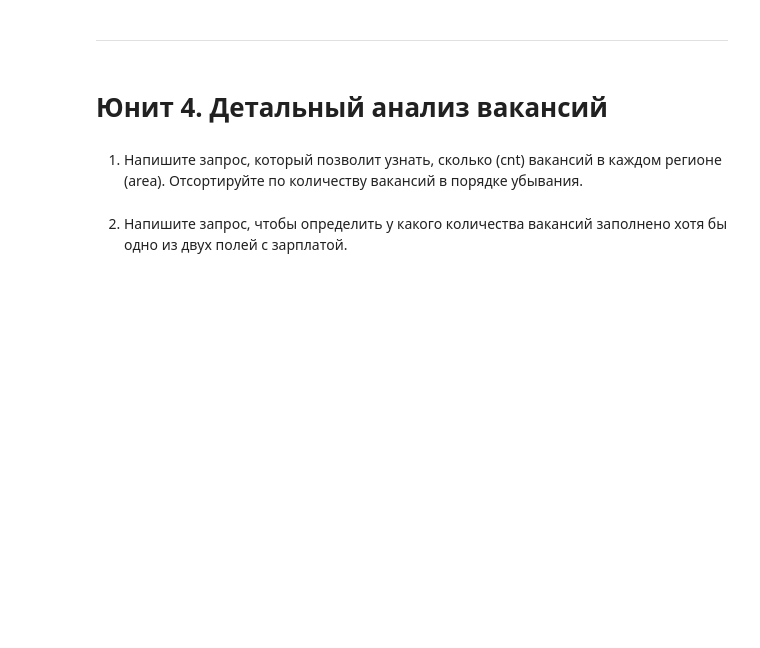
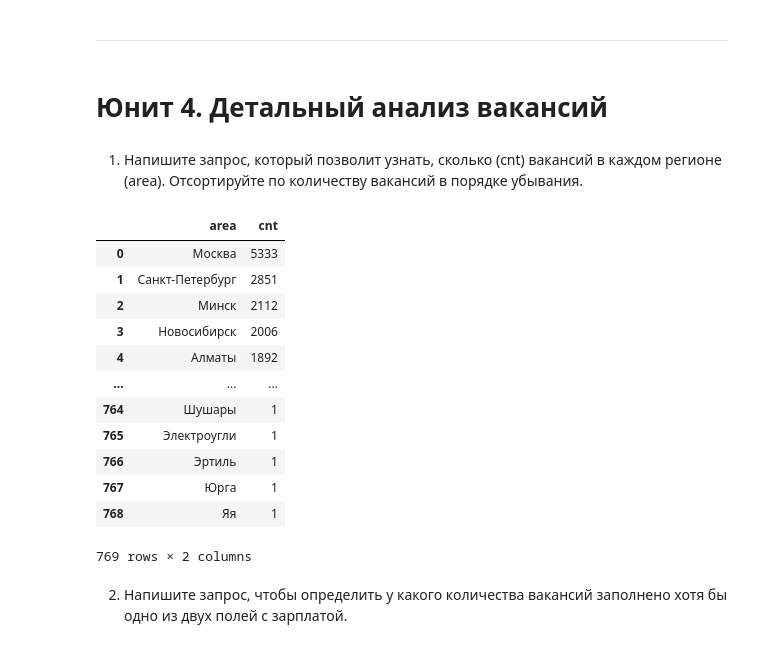
Before and after one commit to V3ence/DS_education, a Jupyter notebook: project_2/Project_2_Ноутбук_шаблон.ipynb, the cells around one changed output. Cells and saved outputs as stored; diff of their text form; code cells hidden in the pictures; blank space fills up the shorter version.

```diff
--- a/project_2/Project_2_Ноутбук_шаблон.ipynb
+++ b/project_2/Project_2_Ноутбук_шаблон.ipynb
@@ -128,7 +97,21 @@ from industries
 '''
 # %%
-df4 = pd.read_sql_query(query_3_4, connection)
-df4.info()
+df4_1 = pd.read_sql_query(query_4_1, connection)
+display(df4_1)
+# %% [output]
+|  | area | cnt |
+| 0 | Москва | 5333 |
+| 1 | Санкт-Петербург | 2851 |
+| 2 | Минск | 2112 |
+| 3 | Новосибирск | 2006 |
+| 4 | Алматы | 1892 |
+| ... | ... | ... |
+| 764 | Шушары | 1 |
+| 765 | Электроугли | 1 |
+| 766 | Эртиль | 1 |
+| 767 | Юрга | 1 |
+| 768 | Яя | 1 |
+769 rows × 2 columns
 # %% [markdown]
 2. Напишите запрос, чтобы определить у какого количества вакансий заполнено хотя бы одно из двух полей с зарплатой.
 # %%
```
Also changed, not shown: parts of 45 cells of this notebook.
